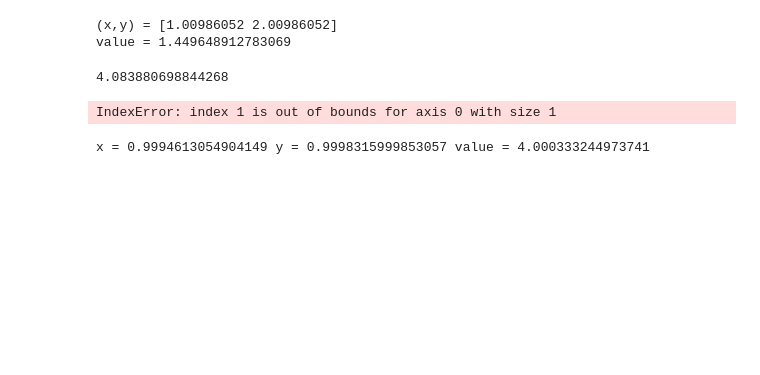
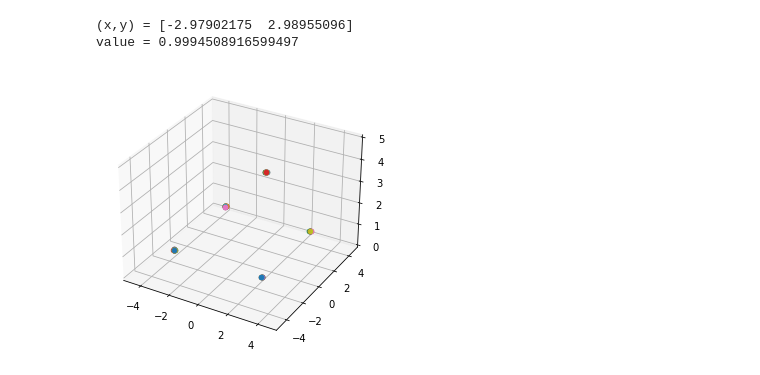
Before and after one commit to montanha22/ctc17, a Jupyter notebook: lab1/q3/main.ipynb, the cells around one changed output. Drawn from its saved outputs; the diff is of its cells as text; code cells hidden in the pictures; blank space fills up the shorter version.

```diff
--- a/lab1/q3/main.ipynb
+++ b/lab1/q3/main.ipynb
@@ -68,46 +49,48 @@ for i in history:
 # %%
 #  Gradient Descent
 # current = np.array([np.random.uniform(-5,5),np.random.uniform(-5,5)])
-current = np.array([0,1])
-iterations = 0
-history = [current]
-local_max = []
+# current = np.array([0,1])
+# iterations = 0
+# history = [current]
+# local_max = []
 
-while not ((cost_function(current) < epsilon) or (iterations > max_iterations)):
-        current = current + alpha * grad_f(current)
-        history.append(current)
-        iterations = iterations + 1
-print(f"(x,y) = {current}\nvalue = {f(current)}")
+# while not ((cost_function(current) < epsilon) or (iterations > max_iterations)):
+#         current = current + alpha * grad_f(current)
+#         history.append(current)
+#         iterations = iterations + 1
+# print(f"(x,y) = {current}\nvalue = {f(current)}")
-# %% [output]
-(x,y) = [1.00986052 2.00986052]
-value = 1.449648912783069
 # %%
 # Hill Climbing
-current = np.array([np.random.uniform(-5,5),np.random.uniform(-5,5)])
-# current = Node(-1.5,-1.5)
-iterations = 0
-history = [current]
+history = []
 local_max = []
 
-while not ((cost_function(current) < epsilon) or (iterations > max_iterations)):
-    next = get_max_sucessor(current,alpha)
-    if f(next) > f(current):
-        # print(f"x = {current.x} y = {current.y} value = {current.value}")
-        current = next
-    else:
-        local_max.append(current)
-        break
-    iterations+=1
+for _ in range(num_iterations):
+    iterations = 0
+    current = np.array([np.random.uniform(-5,5),np.random.uniform(-5,5)])
+    successor = get_max_successor(current,alpha)
     history.append(current)
+    while (f(successor) > f(current)) and (iterations < max_iterations):
+        current = successor
+        successor = get_max_successor(current,alpha)
+        iterations+=1
+        history.append(current)
+    local_max.append(current)
 
 print(f"(x,y) = {current}\nvalue = {f(current)}")
 # %% [output]
-4.083880698844268
+(x,y) = [-2.97902175  2.98955096]
+value = 0.9994508916599497
-IndexError: index 1 is out of bounds for axis 0 with size 1
-# %%
-print(current)
-# %% [output]
-x = 0.9994613054904149 y = 0.9998315999853057 value = 4.000333244973741
+# %%
+fig = plt.figure(figsize=(5,5))
+ax = fig.add_subplot(111, projection='3d')
+ax.set_xlim(-5,5)
+ax.set_ylim(-5,5)
+ax.set_zlim(0,5)
+for element in local_max:
+    ax.scatter3D(element[0],element[1],f(element))
+plt.show()
+# %% [output]
+[figure, added]
 # %%
 fig = plt.figure(figsize=(5,5))
 ax = fig.add_subplot(111, projection='3d')
```
Also changed, not shown: parts of 4 cells of this notebook.
